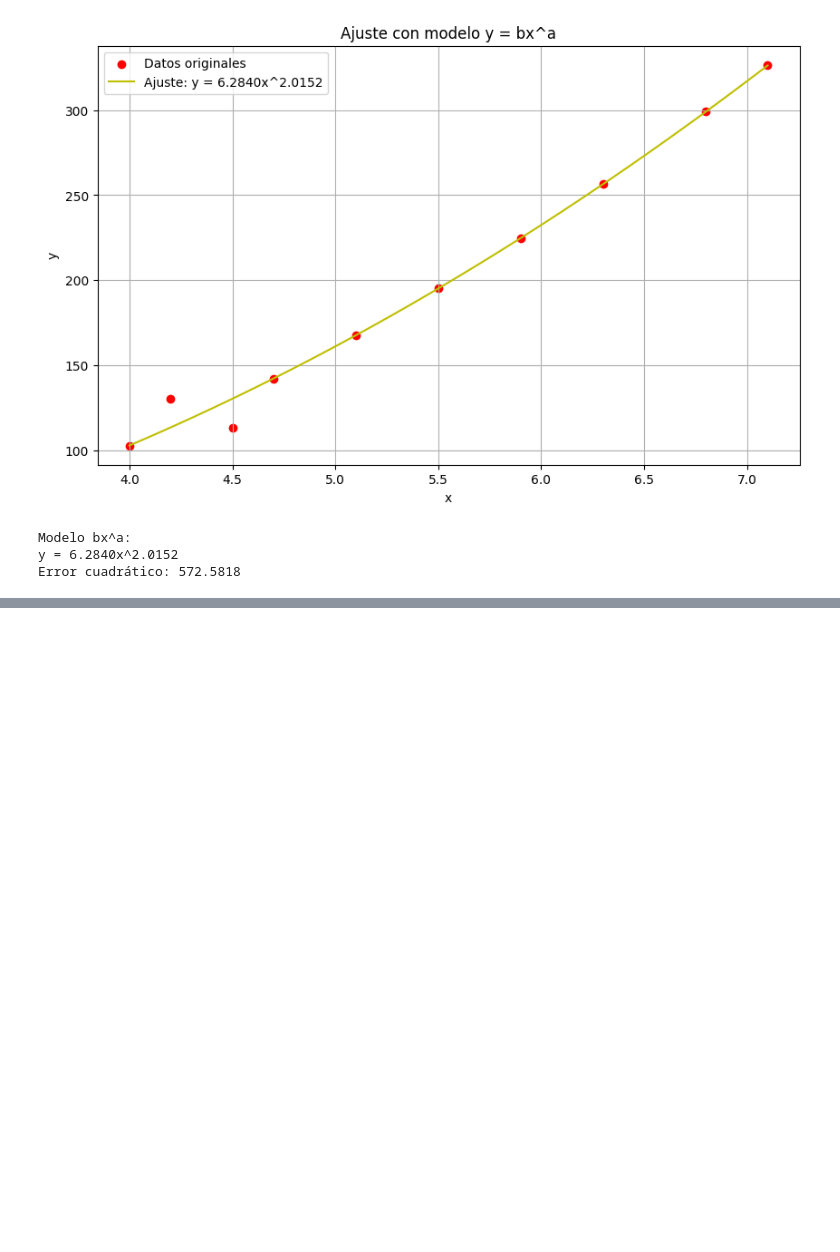
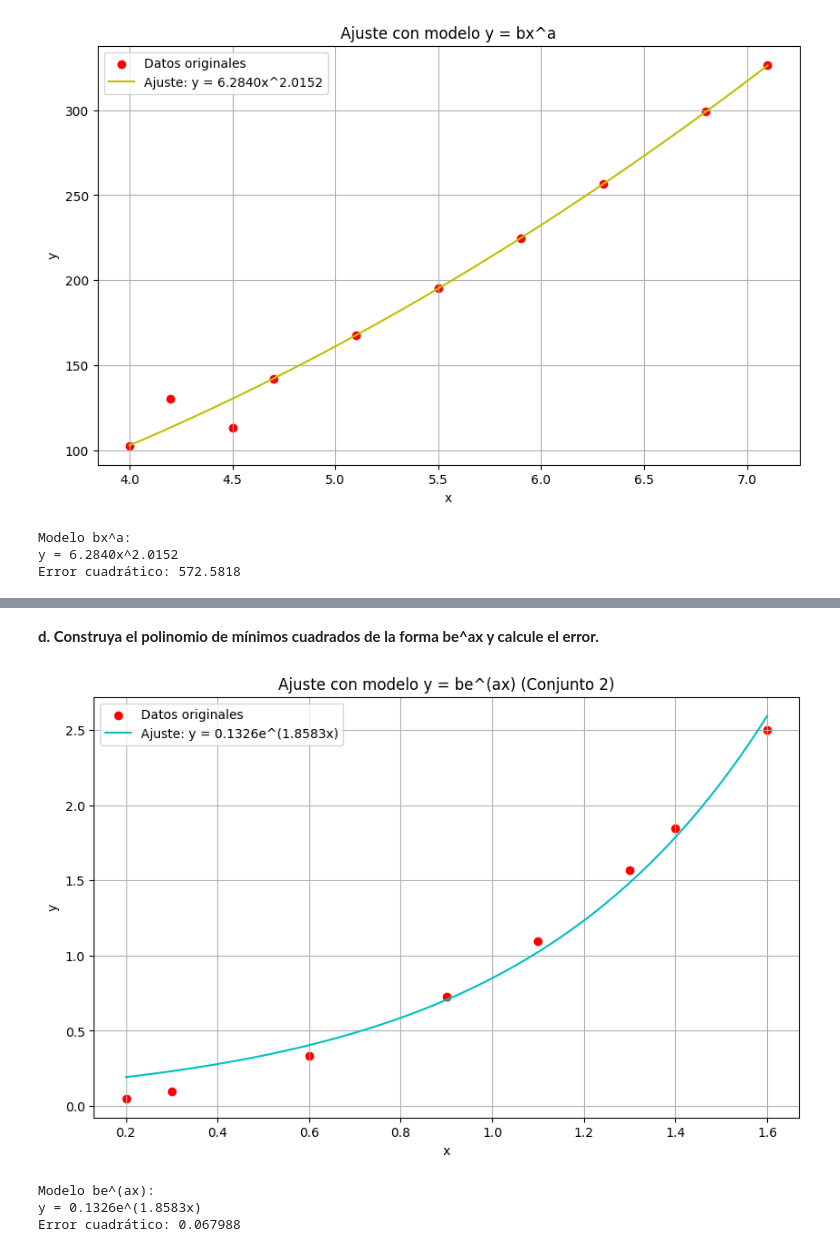
Before and after one commit to SebastianMoralesEpn/Github1.0, a Jupyter notebook: Tareas/[Tarea 08] Ejercicios Unidad 03-C mínimos cuadrados/[Tarea 08] Ejercicios Unidad 03-C mínimos cuadrados - Morales Sebastian.ipynb, the cells around one changed output, grey strips where cells are left out. Saved outputs shown, nothing was run; the diff lists cells and outputs as text; code cells hidden in the pictures; blank space fills up the shorter version.

```diff
--- a/Tareas/[Tarea 08] Ejercicios Unidad 03-C mínimos cuadrados/[Tarea 08] Ejercicios Unidad 03-C mínimos cuadrados - Morales Sebastian.ipynb
+++ b/Tareas/[Tarea 08] Ejercicios Unidad 03-C mínimos cuadrados/[Tarea 08] Ejercicios Unidad 03-C mínimos cuadrados - Morales Sebastian.ipynb
@@ -190,0 +298,32 @@ Error cuadrático: 572.5818
+# %% [markdown]
+**d. Construya el polinomio de mínimos cuadrados de la forma be^ax y calcule el error.**
+# %%
+# Modelo be^(ax)
+def model_d_2(x, b, a):
+    return b * np.exp(a * x)
+
+# Ajuste
+params_d_2, _ = curve_fit(model_d_2, xi_2, yi_2, p0=[1, 1])
+bd_2, ad_2 = params_d_2
+error_2 = np.sum((yi_2 - model_d_2(xi_2, bd_2, ad_2))**2)
+
+# Gráfico
+plt.figure(figsize=(10, 6))
+plt.scatter(xi_2, yi_2, color='red', label='Datos originales')
+plt.plot(x_vals_2, model_d_2(x_vals_2, bd_2, ad_2), 'c-',
+         label=f'Ajuste: y = {bd_2:.4f}e^({ad_2:.4f}x)')
+plt.title('Ajuste con modelo y = be^(ax) (Conjunto 2)')
+plt.xlabel('x')
+plt.ylabel('y')
+plt.legend()
+plt.grid(True)
+plt.show()
+
+print("Modelo be^(ax):")
+print(f"y = {bd_2:.4f}e^({ad_2:.4f}x)")
+print(f"Error cuadrático: {error_2:.6f}")
+# %% [output]
+[figure, added]
+Modelo be^(ax):
+y = 0.1326e^(1.8583x)
+Error cuadrático: 0.067988
```
Also changed, not shown: parts of 10 cells of this notebook.
